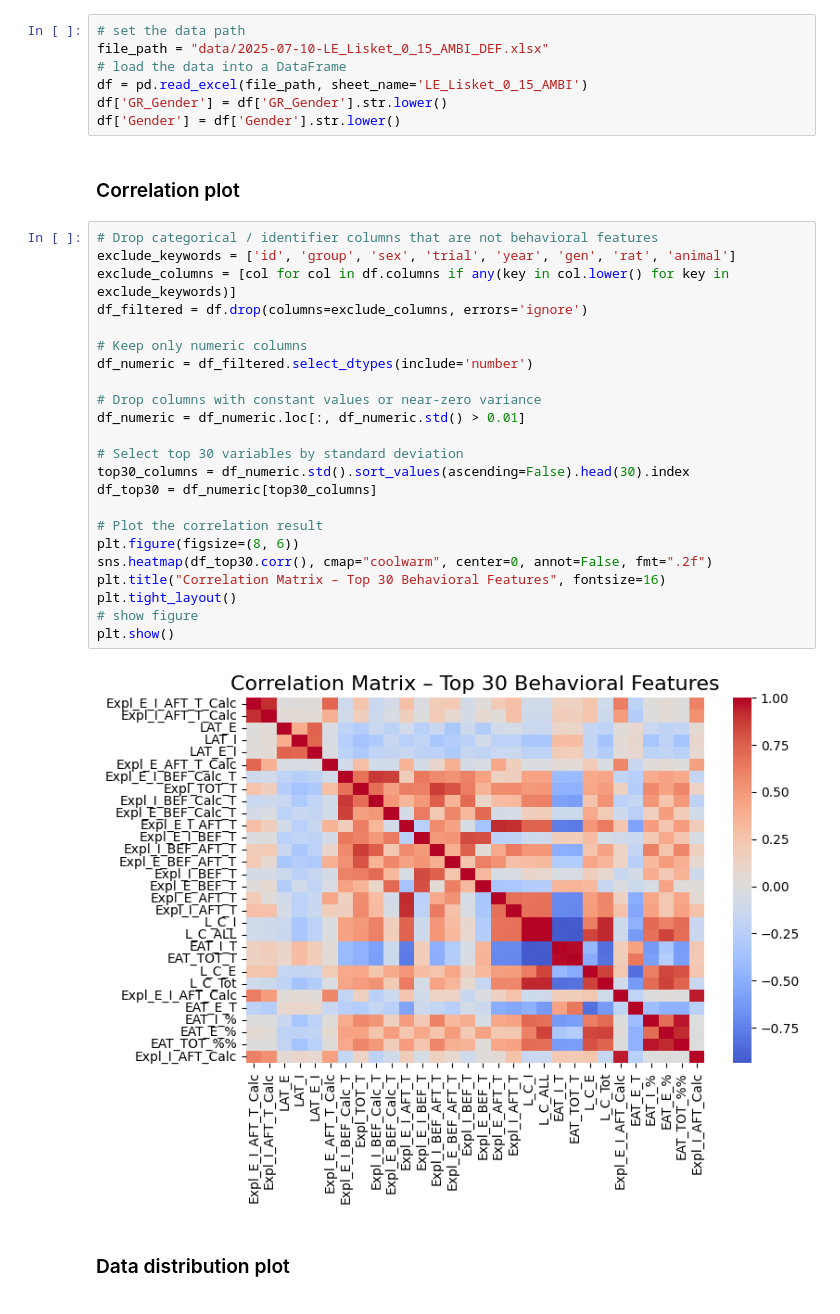
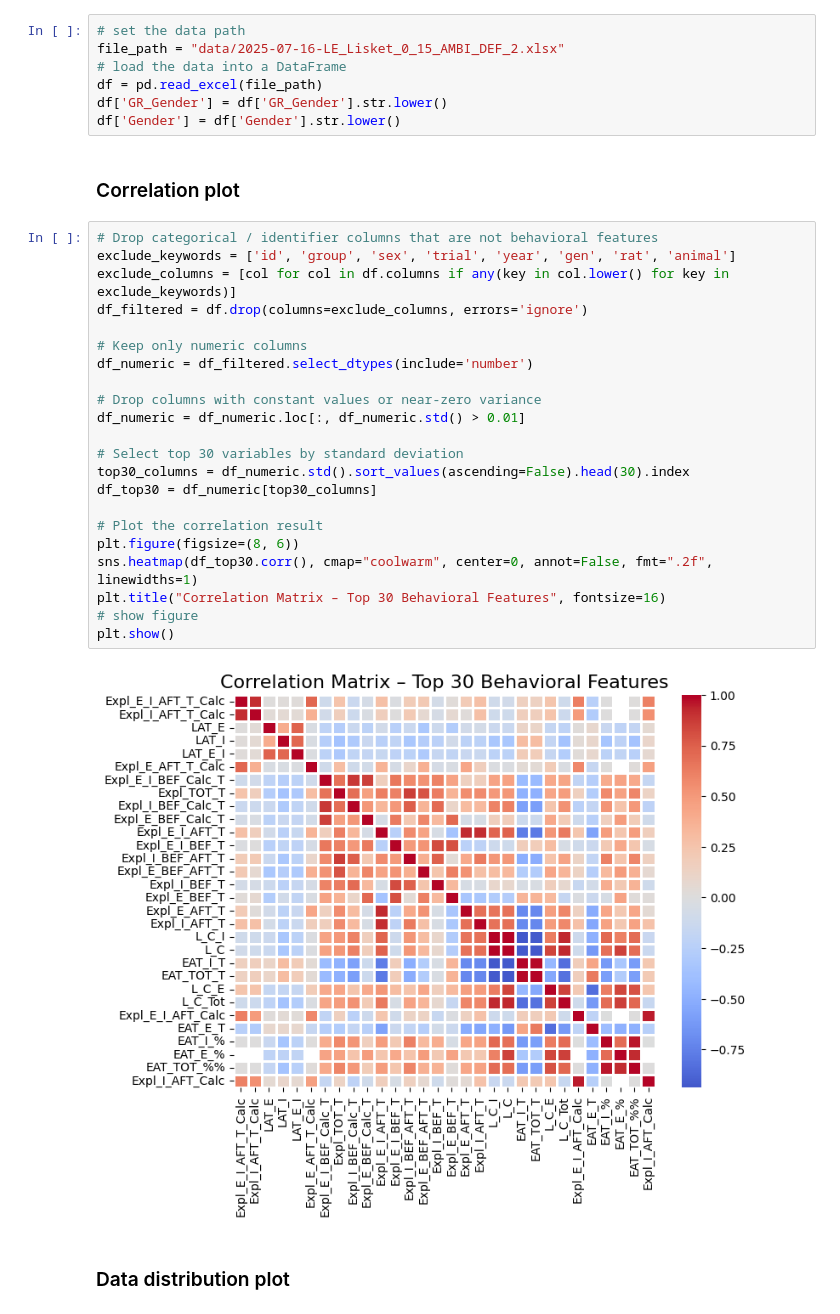
Before and after one commit to korosig/Patkanyok, a Jupyter notebook: base_stats.ipynb, the cells around one changed output. Saved outputs shown, nothing was run; the diff lists cells and outputs as text.

```diff
--- a/base_stats.ipynb
+++ b/base_stats.ipynb
@@ -11,9 +11,9 @@ os.environ["KMP_DUPLICATE_LIB_OK"] = "TRUE"
 ### Load the data
 # %%
 # set the data path
-file_path = "data/2025-07-10-LE_Lisket_0_15_AMBI_DEF.xlsx"
+file_path = "data/2025-07-16-LE_Lisket_0_15_AMBI_DEF_2.xlsx"
 # load the data into a DataFrame
-df = pd.read_excel(file_path, sheet_name='LE_Lisket_0_15_AMBI')
+df = pd.read_excel(file_path)
 df['GR_Gender'] = df['GR_Gender'].str.lower()
 df['Gender'] = df['Gender'].str.lower()
 # %% [markdown]
@@ -21,28 +21,27 @@ df['Gender'] = df['Gender'].str.lower()
 # %%
 # Drop categorical / identifier columns that are not behavioral features
 exclude_keywords = ['id', 'group', 'sex', 'trial', 'year', 'gen', 'rat', 'animal']
 exclude_columns = [col for col in df.columns if any(key in col.lower() for key in exclude_keywords)]
 df_filtered = df.drop(columns=exclude_columns, errors='ignore')
 
 # Keep only numeric columns
 df_numeric = df_filtered.select_dtypes(include='number')
 
 # Drop columns with constant values or near-zero variance
 df_numeric = df_numeric.loc[:, df_numeric.std() > 0.01]
 
 # Select top 30 variables by standard deviation
 top30_columns = df_numeric.std().sort_values(ascending=False).head(30).index
 df_top30 = df_numeric[top30_columns]
 
 # Plot the correlation result
 plt.figure(figsize=(8, 6))
-sns.heatmap(df_top30.corr(), cmap="coolwarm", center=0, annot=False, fmt=".2f")
+sns.heatmap(df_top30.corr(), cmap="coolwarm", center=0, annot=False, fmt=".2f", linewidths=1)
 plt.title("Correlation Matrix – Top 30 Behavioral Features", fontsize=16)
-plt.tight_layout()
 # show figure
 plt.show()
 # %% [output]
-[figure, old version]
+[figure, new version]
 # %% [markdown]
 ### Data distribution plot
 # %%
```
Also changed, not shown: parts of 2 cells of this notebook, 7 other files.
